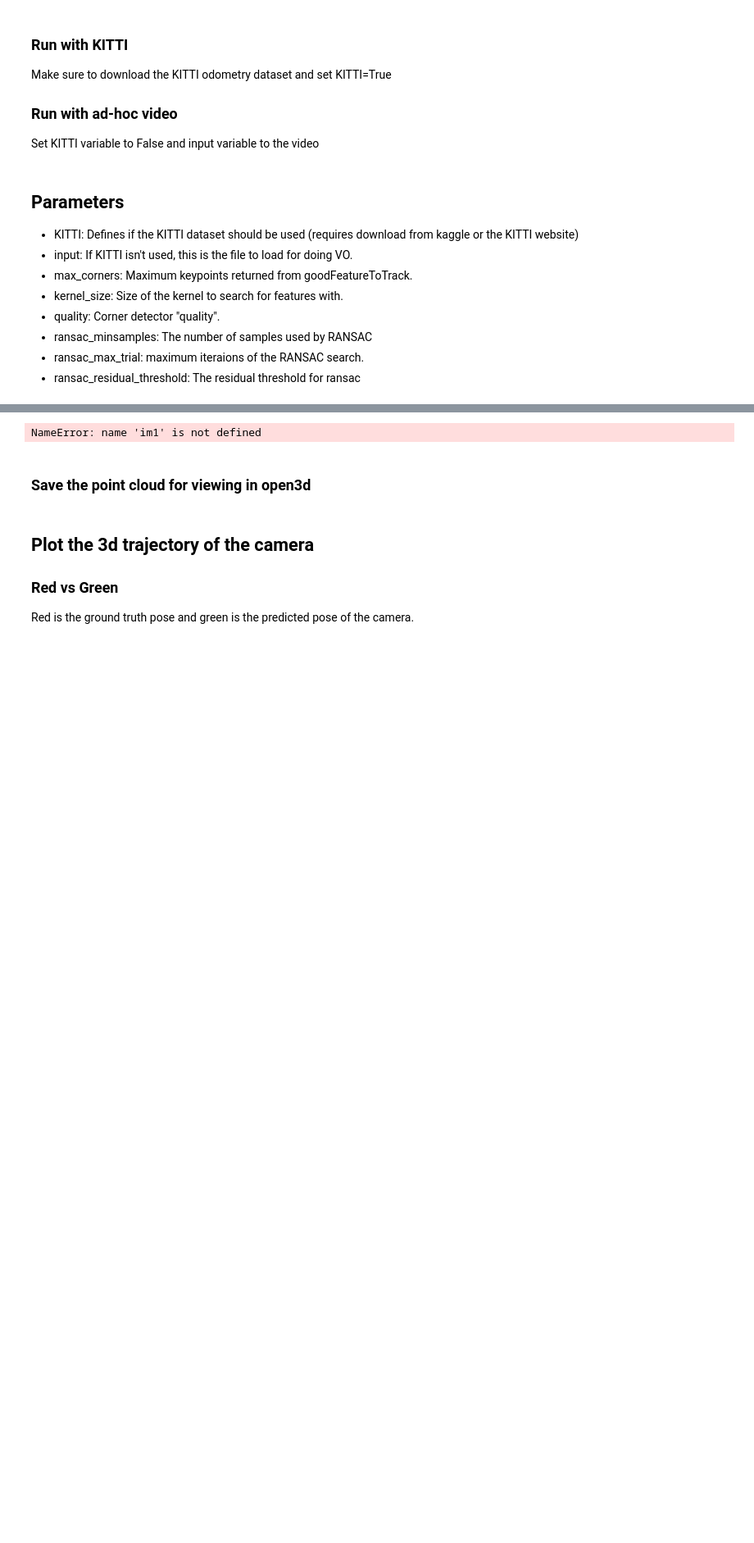
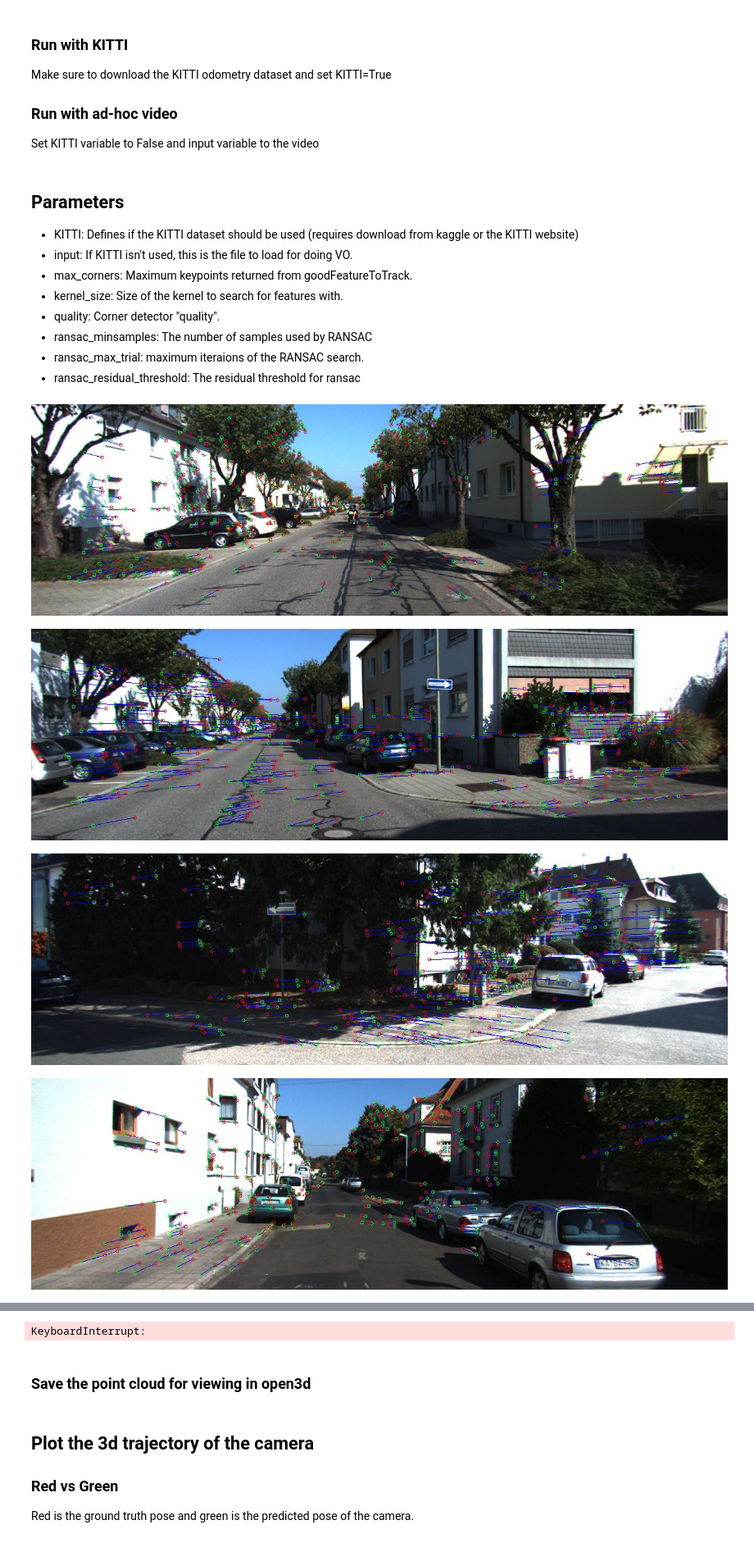
Before and after one commit to hpennington/mono-visual-odometry, a Jupyter notebook: src/visual_odometry.ipynb, the cells around one changed output, grey strips where cells are left out. Shown at 82% size. Cells and saved outputs as stored; diff of their text form; code cells hidden in the pictures; blank space fills up the shorter version.

```diff
--- a/src/visual_odometry.ipynb
+++ b/src/visual_odometry.ipynb
@@ -210,42 +210,41 @@ while (KITTI == True and i < len(train_image_names)) or (cap is not None and cap
 
                     last_proj = proj1
 
-                    for pt1, pt2 in feature_pairs:
-                        u1,v1 = int(round(pt1[0]) * multiplier_x), int(round(pt1[1]) * multiplier_y)
-                        u2,v2 = int(round(pt2[0]) * multiplier_x), int(round(pt2[1]) * multiplier_y)
-                        cv2.circle(im_original, (u1, v1), color=(0, 255, 0), radius=3)
-                        cv2.line(im_original, (u1, v1), (u2, v2), color=(255, 0, 0))
-                        cv2.circle(im_original, (u2, v2), color=(0, 0, 255), radius=3)
+                    draw_points(im_original, feature_pairs, multiplier_x, multiplier_y)
 
                 except ValueError as error:
                     print('error', error)
 
         last = im
         if last_corners is None:
             keypoints = extract_features(im, max_corners, quality, kernel_size, keypoint_size)
             last_kps, last_descriptors = orb.compute(im, keypoints)
         else:
             # last_corners = corners
             last_kps, last_descriptors = kps, descriptors
 
         cv2.imshow('im1', im_original)
         key = cv2.waitKey(1)
         if key & 0xFF == ord('q'):
             break
 
         if (i > 99 and i % 100 == 0) or (i > 0 and i < 11 and i % 10 == 0):
             display_mat(cv2.cvtColor(im_original, cv2.COLOR_BGR2RGB))
 
         t1 = time.time()
         t_delta = (t1 - t0)
         # print (1 / t_delta)
         i += 1
 
     else:
         break
 
 cv2.destroyAllWindows()
 cv2.waitKey(4)
 if KITTI == False:
     cap.release()
 # %% [output]
+[figure, added]
+[figure, added]
+[figure, added]
+[figure, added]
@@ -252,4 +252,4 @@ if KITTI == False:
-NameError: name 'im1' is not defined
+KeyboardInterrupt:
 # %% [markdown]
 ### Save the point cloud for viewing in open3d
 # %%
```
Also changed, not shown: parts of 2 cells of this notebook, 2 other files.
